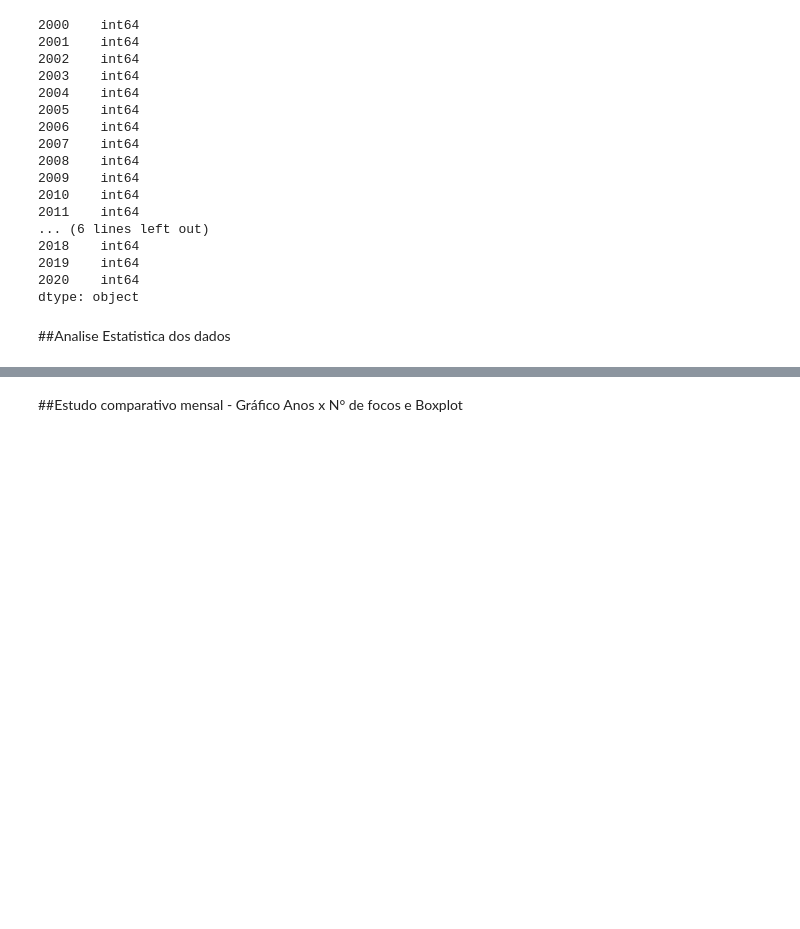
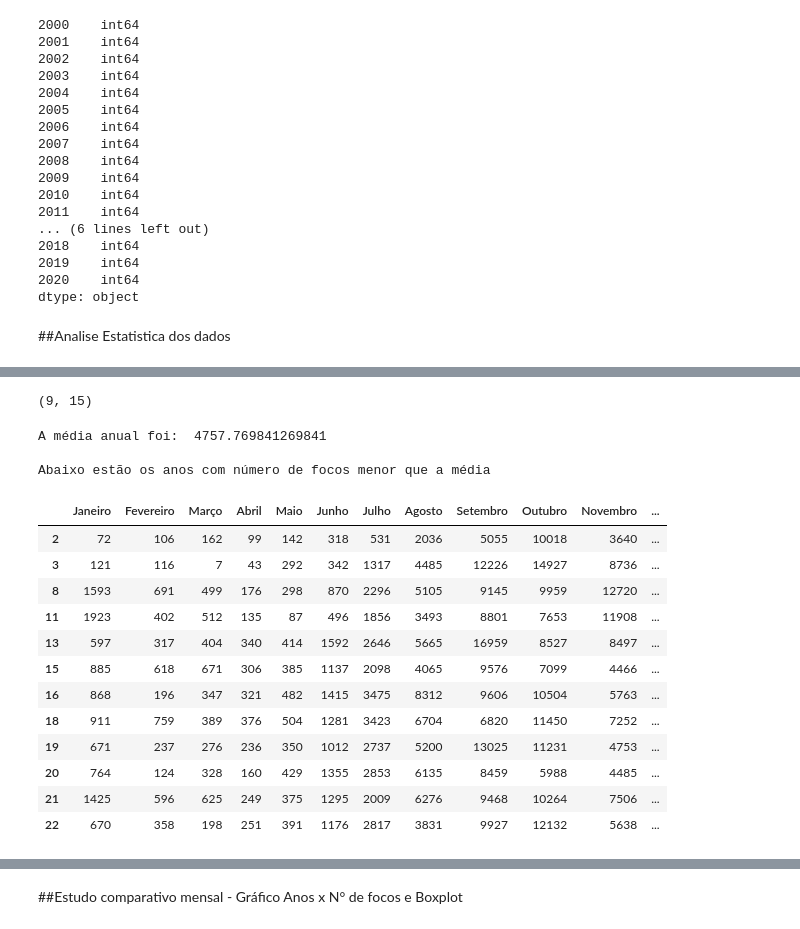
Before and after one commit to wanderson-r-marques/analise-dos-dados-de-queimadas, a Jupyter notebook: Analise_Nordeste.ipynb, the cells around one changed output, grey strips where cells are left out. Drawn from its saved outputs; the diff is of its cells as text; code cells hidden in the pictures; blank space fills up the shorter version.

```diff
--- a/Analise_Nordeste.ipynb
+++ b/Analise_Nordeste.ipynb
@@ -168,0 +210,27 @@ df.describe()
+# %%
+#Verificação do número de anos acima da média anual
+df[df.Medias>=mediaAnual].shape
+# %% [output]
+(9, 15)
+# %%
+#Anos com número de focos menor que a média
+print("A média anual foi: ", mediaAnual)
+print("\nAbaixo estão os anos com número de focos menor que a média\n")
+df[df.Medias<=mediaAnual]
+# %% [output]
+A média anual foi:  4757.769841269841
+
+Abaixo estão os anos com número de focos menor que a média
+|  | Janeiro | Fevereiro | Março | Abril | Maio | Junho | Julho | Agosto | Setembro | Outubro | Novembro | ... |
+| 2 | 72 | 106 | 162 | 99 | 142 | 318 | 531 | 2036 | 5055 | 10018 | 3640 | ... |
+| 3 | 121 | 116 | 7 | 43 | 292 | 342 | 1317 | 4485 | 12226 | 14927 | 8736 | ... |
+| 8 | 1593 | 691 | 499 | 176 | 298 | 870 | 2296 | 5105 | 9145 | 9959 | 12720 | ... |
+| 11 | 1923 | 402 | 512 | 135 | 87 | 496 | 1856 | 3493 | 8801 | 7653 | 11908 | ... |
+| 13 | 597 | 317 | 404 | 340 | 414 | 1592 | 2646 | 5665 | 16959 | 8527 | 8497 | ... |
+| 15 | 885 | 618 | 671 | 306 | 385 | 1137 | 2098 | 4065 | 9576 | 7099 | 4466 | ... |
+| 16 | 868 | 196 | 347 | 321 | 482 | 1415 | 3475 | 8312 | 9606 | 10504 | 5763 | ... |
+| 18 | 911 | 759 | 389 | 376 | 504 | 1281 | 3423 | 6704 | 6820 | 11450 | 7252 | ... |
+| 19 | 671 | 237 | 276 | 236 | 350 | 1012 | 2737 | 5200 | 13025 | 11231 | 4753 | ... |
+| 20 | 764 | 124 | 328 | 160 | 429 | 1355 | 2853 | 6135 | 8459 | 5988 | 4485 | ... |
+| 21 | 1425 | 596 | 625 | 249 | 375 | 1295 | 2009 | 6276 | 9468 | 10264 | 7506 | ... |
+| 22 | 670 | 358 | 198 | 251 | 391 | 1176 | 2817 | 3831 | 9927 | 12132 | 5638 | ... |
```
Also changed, not shown: parts of 46 cells of this notebook.
